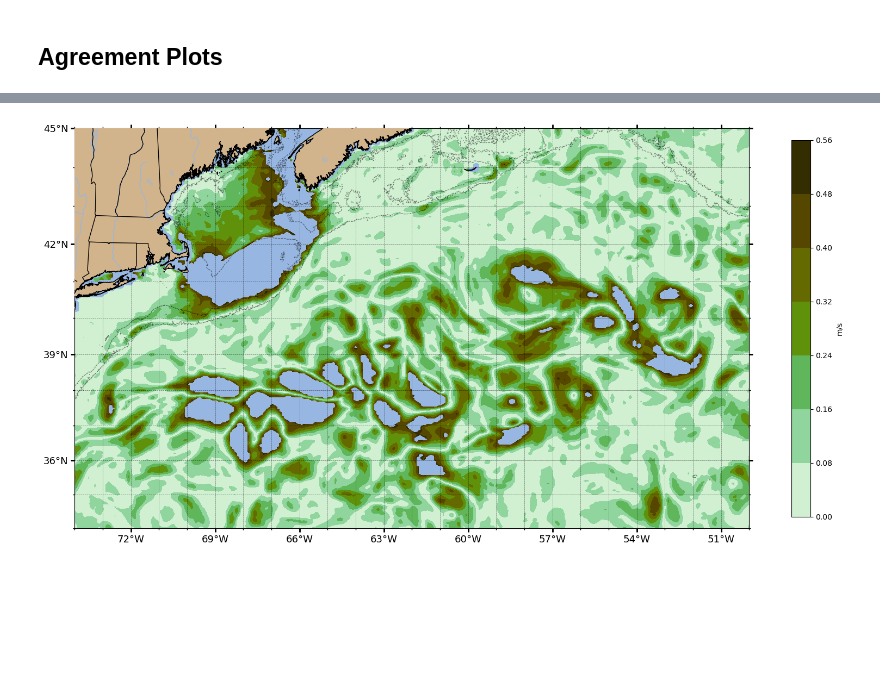
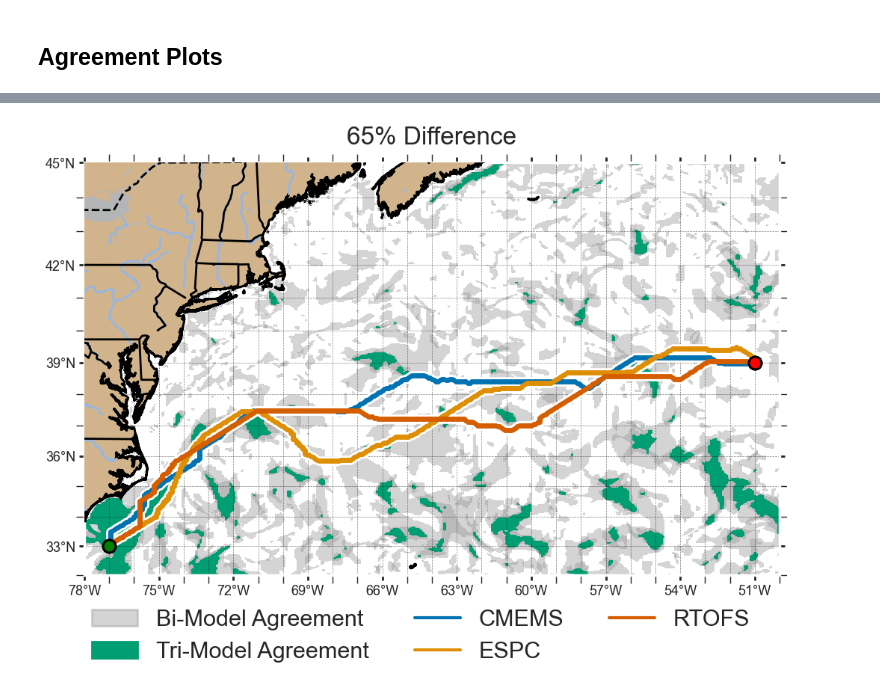
Before and after one commit to mlearn14/GGS, a Jupyter notebook: agreement.ipynb, the cells around one changed output, grey strips where cells are left out. Drawn from its saved outputs; the diff is of its cells as text; code cells hidden in the pictures; blank space fills up the shorter version.

```diff
--- a/agreement.ipynb
+++ b/agreement.ipynb
@@ -245,9 +236,0 @@ plt.savefig(f"products/{date_dir}/{mission_name}_agreement_{fig_number}.png", dp
-# %%
-onefig_ax = onefig.get_axes()[0]
-colors = ["red", "blue", "orange"]
-names = ["CMEMS", "ESPC", "RTOFS"]
-for i, o in enumerate(olist):
-    lons = list(o['lon'].values())
-    lats = list(o['lat'].values())
-    cmems_path = onefig_ax.plot(lons, lats, linestyle='-', color=colors[i], linewidth=5, transform=ccrs.Geodetic(), label=names[i])
-onefig
@@ -502,7 +237,12 @@ plt.title(f"Agreement Thresholds for {abs_diff.attrs['models']}", fontsize=14);
-# %%
-fig, ax = plt.subplots(figsize=(20, 20), subplot_kw={"projection":ccrs.Mercator()})
-cplt.create(cplt_extent, gridlines=True, ax=ax, proj=ccrs.Mercator(), bathymetry=True)
-contourf = ax.contourf(simple_diff_12_masked_abs.lon, simple_diff_12_masked_abs.lat, simple_diff_12_masked_abs.magnitude, cmap=cmo.speed_i_r, transform=projection)
-cbar = plt.colorbar(contourf, label="m/s", shrink=0.45)
-# %% [output]
-[figure, removed]
+# %%
+olist = []
+for n in nlist:
+    opath = f"products/{date_dir}/data/{mission_name}_{date}_{n}_mission_path.csv"
+    o = pd.read_csv(opath).squeeze().to_dict()
+    olist.append(o)
+# %%
+fig_number = 5
+onefig_paths = single_agreement_plot(diff_list, thresholds[fig_number], extent, paths=olist)
+plt.savefig("figure4.png", dpi=600, bbox_inches="tight")
+# %% [output]
+[figure, added]
```
Also changed, not shown: parts of 27 cells of this notebook.
